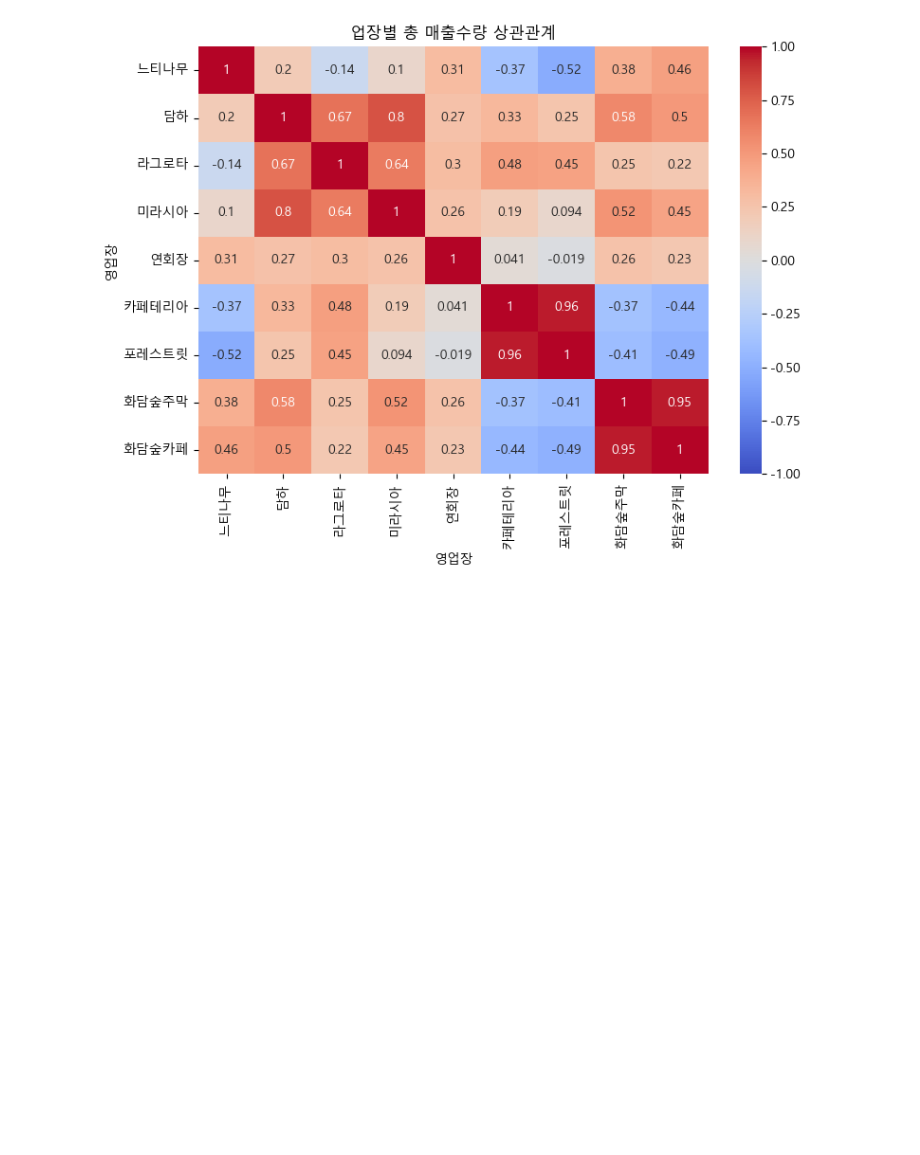
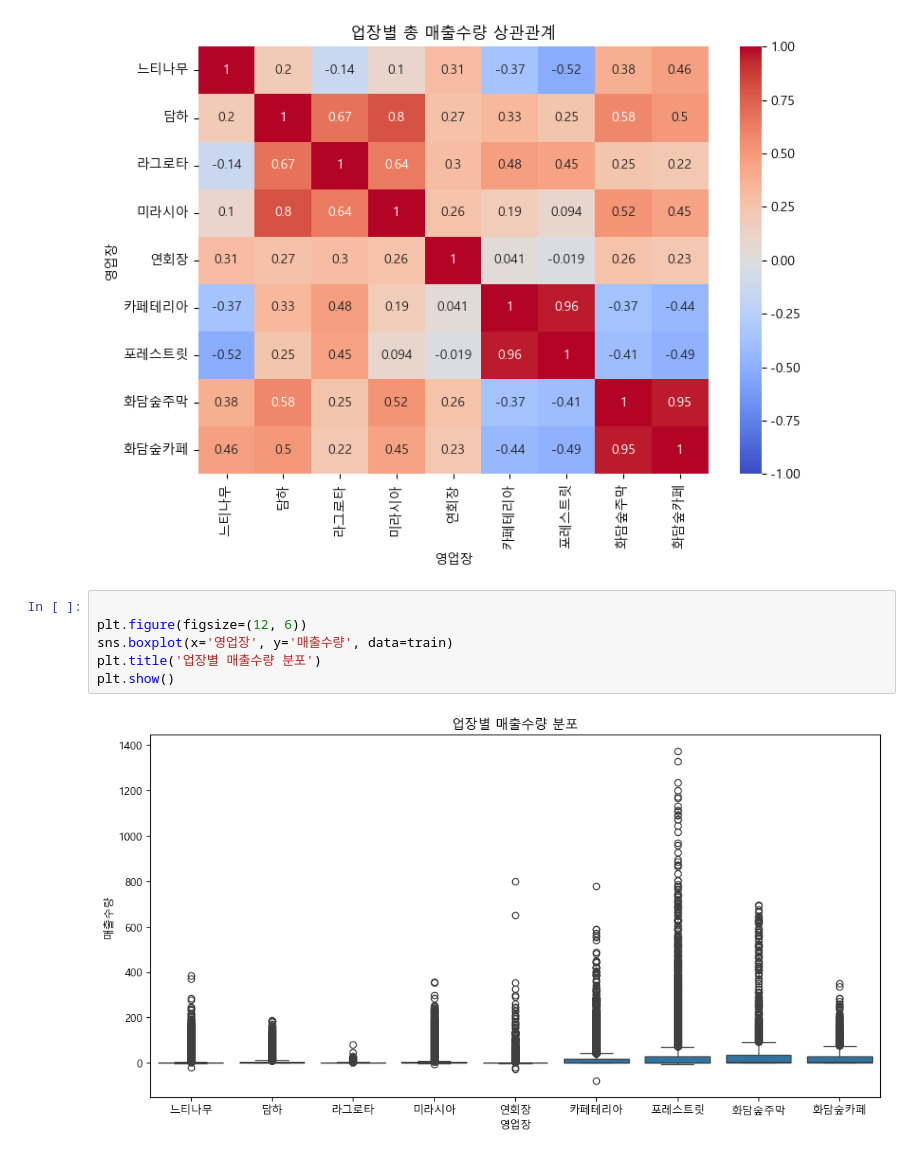
Before and after one commit to jungujeong/LG_AImers, a Jupyter notebook: EDA.ipynb, the cells around one changed output. Cells and saved outputs as stored; diff of their text form; blank space fills up the shorter version.

```diff
--- a/EDA.ipynb
+++ b/EDA.ipynb
@@ -173,3 +173,11 @@ plt.tight_layout()
 plt.show()
 # %% [output]
 [figure]
+# %%
+
+plt.figure(figsize=(12, 6))
+sns.boxplot(x='영업장', y='매출수량', data=train)
+plt.title('업장별 매출수량 분포')
+plt.show()
+# %% [output]
+[figure, added]
```
Also changed, not shown: parts of 3 cells of this notebook, 8 other files.
